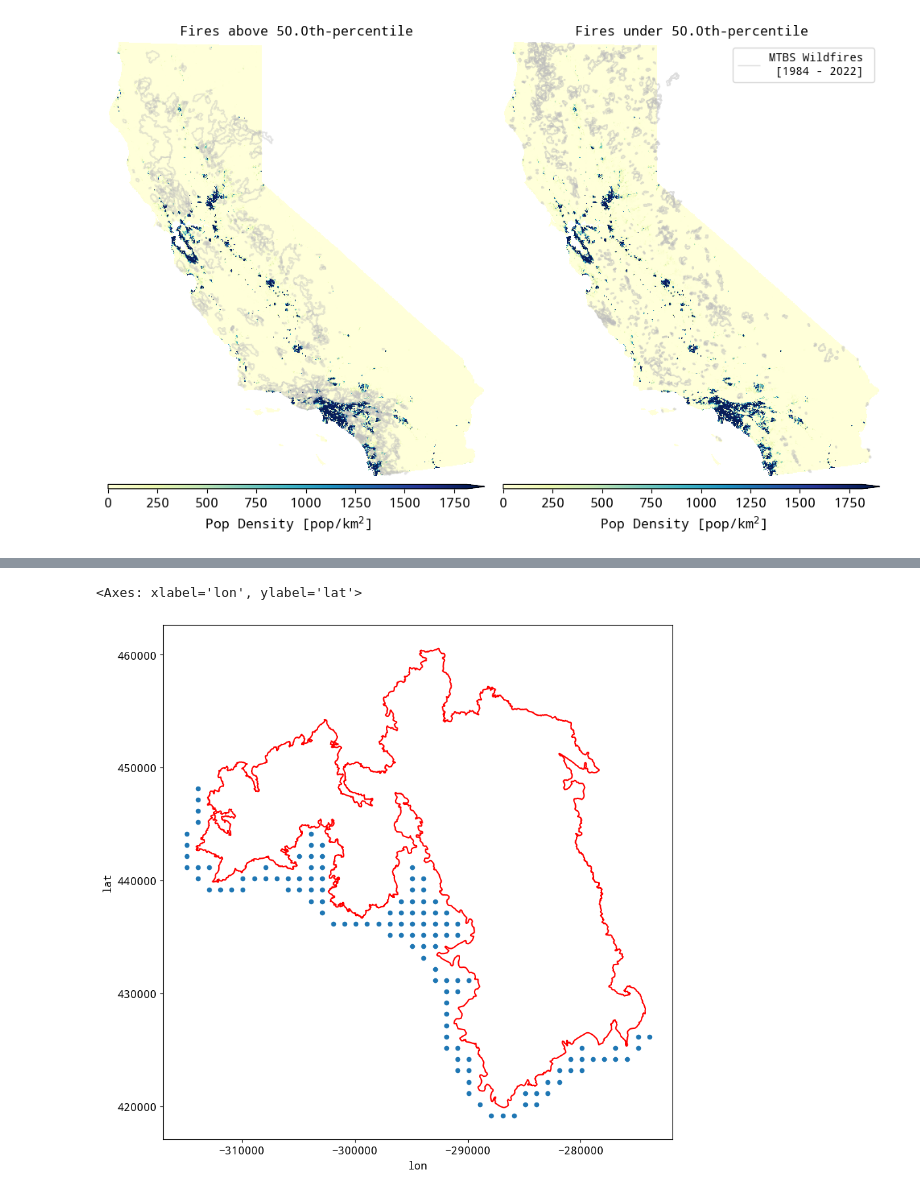
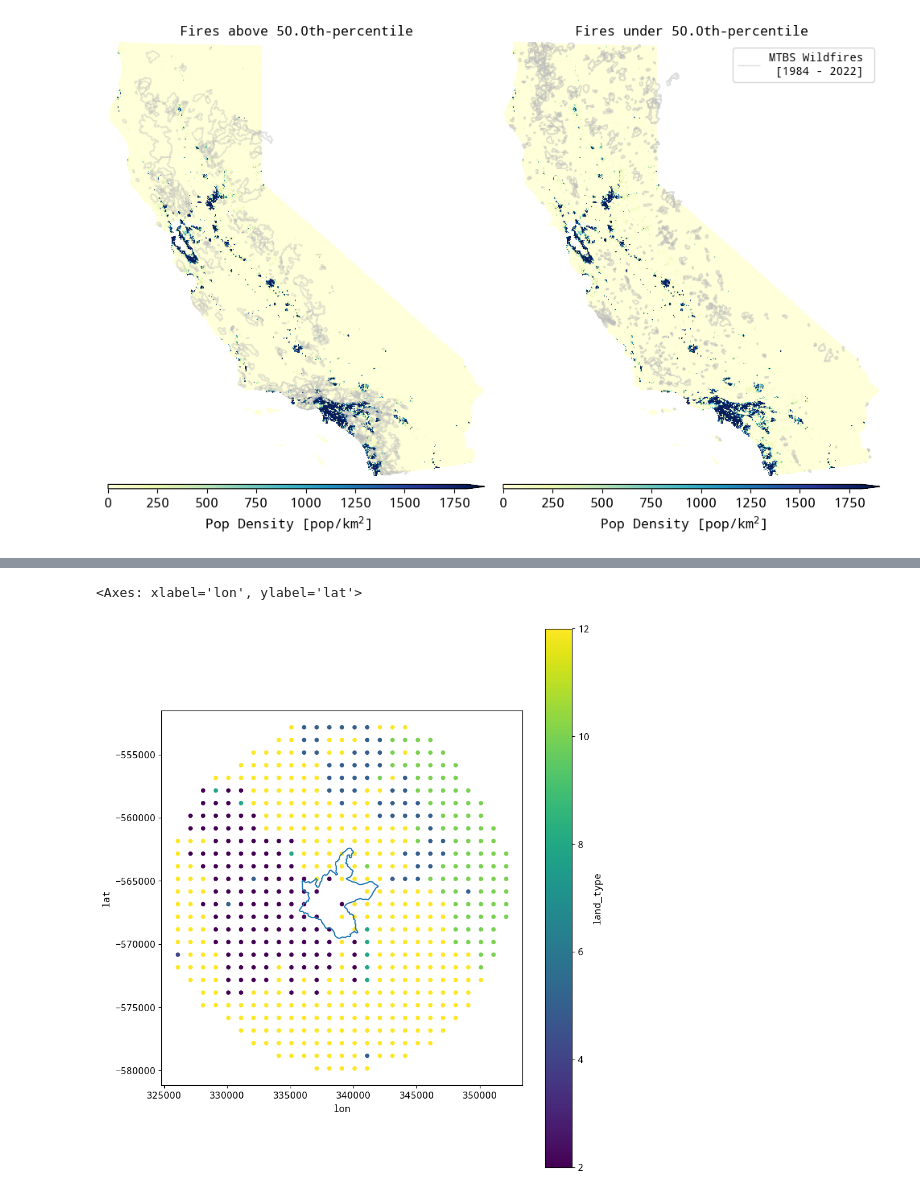
Before and after one commit to echolab-stanford/prescribed_fires, a Jupyter notebook: analysis/spillovers.ipynb, the cells around one changed output, grey strips where cells are left out. Saved outputs shown, nothing was run; the diff lists cells and outputs as text; code cells hidden in the pictures.

```diff
--- a/analysis/spillovers.ipynb
+++ b/analysis/spillovers.ipynb
@@ -152,6 +139,11 @@ plt.tight_layout()
 # %% [output]
 [figure]
 # %%
-test_dist = create_distances(mtbs_shapefile=mtbs_ca, template=template, pop_raster_path="/mnt/sherlock/oak/prescribed_data/raw/population", mask=ca)
+test_dist = create_distances(mtbs_shapefile=mtbs_ca,
+                             template=template,
+                             buffer=10_000, # population buffer
+                             pop_threshold=0.5,
+                             buffer_treatment=10_000,
+                             pop_raster_path="/mnt/sherlock/oak/prescribed_data/raw/population", mask=ca)
 
 test_dist = test_dist.merge(land_type.drop(columns=["lat", "lon"]), on="grid_id")
@@ -174,7 +158,7 @@ test_dist[(~test_dist.distance.isna()) & (test_dist.treatment != "nodata")]
 # %%
 fig, ax = plt.subplots(1, 1, figsize=(10, 12))
-test_dist[(test_dist.treatment == "CA4185812335420200908") & (np.abs(test_dist["distance"]) > 3000)].plot.scatter(x='lon', y='lat', ax=ax)
-mtbs_ca[mtbs_ca.Event_ID == "CA4185812335420200908"].boundary.plot(ax=ax, color='red')
+test_dist[(test_dist.donut == "CA3285711638619890709")].plot.scatter(x="lon", y="lat", ax=ax, c="land_type")
+mtbs_ca[mtbs_ca.Event_ID == "CA3285711638619890709"].boundary.plot(ax=ax)
 # %% [output]
 <Axes: xlabel='lon', ylabel='lat'>
-[figure, old version]
+[figure, new version]
```
Also changed, not shown: parts of 15 cells of this notebook, 2 other files.
